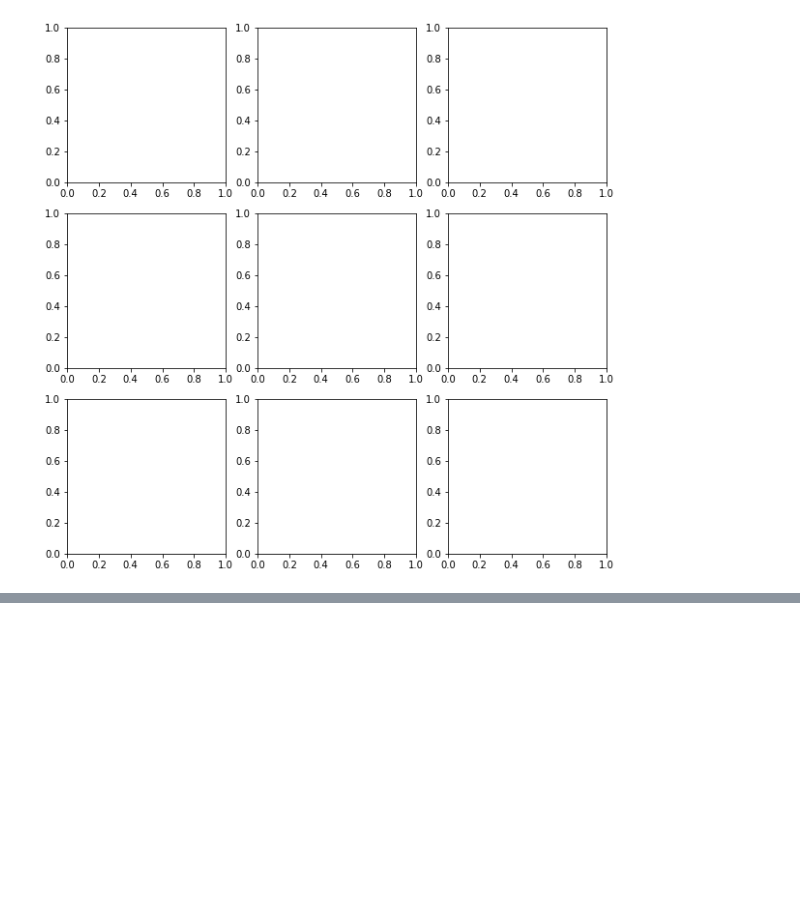
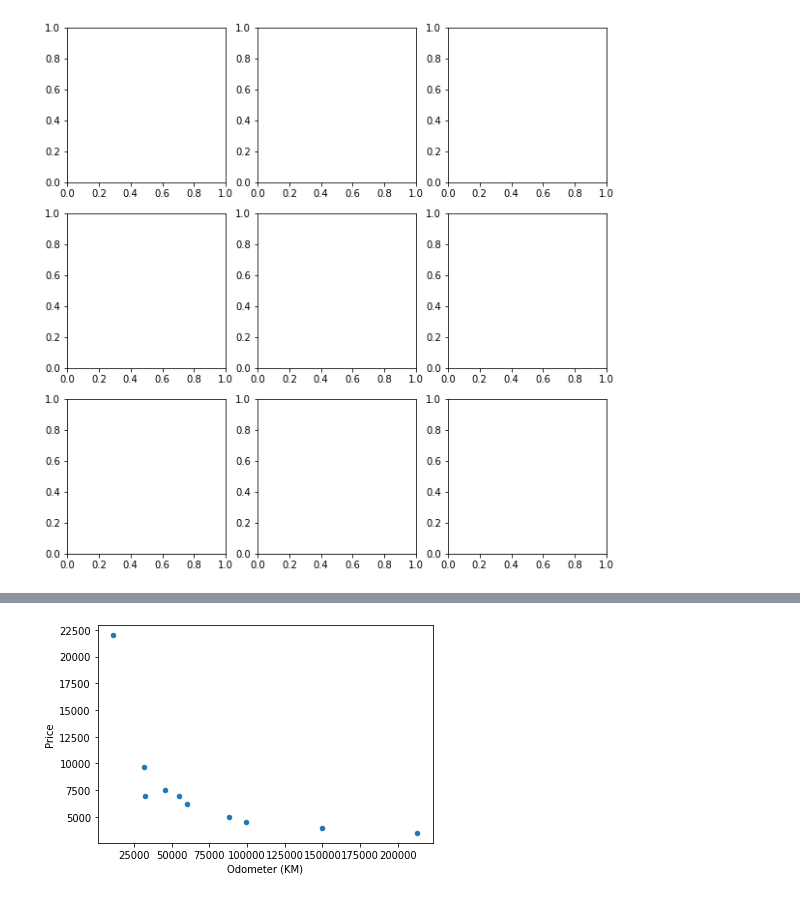
Before and after one commit to Ammar-Raneez/ML_Learning_ZTM, a Jupyter notebook: matplotlib-analysis.ipynb, the cells around one changed output, grey strips where cells are left out. Cells and saved outputs as stored; diff of their text form; code cells hidden in the pictures; blank space fills up the shorter version.

```diff
--- a/matplotlib-analysis.ipynb
+++ b/matplotlib-analysis.ipynb
@@ -124,0 +223,4 @@ ValueError: too many values to unpack (expected 2)
+# %%
+car_sales.plot(x = 'Odometer (KM)', y = 'Price', kind = 'scatter');
+# %% [output]
+[figure, added]
```
Also changed, not shown: parts of 17 cells of this notebook.
